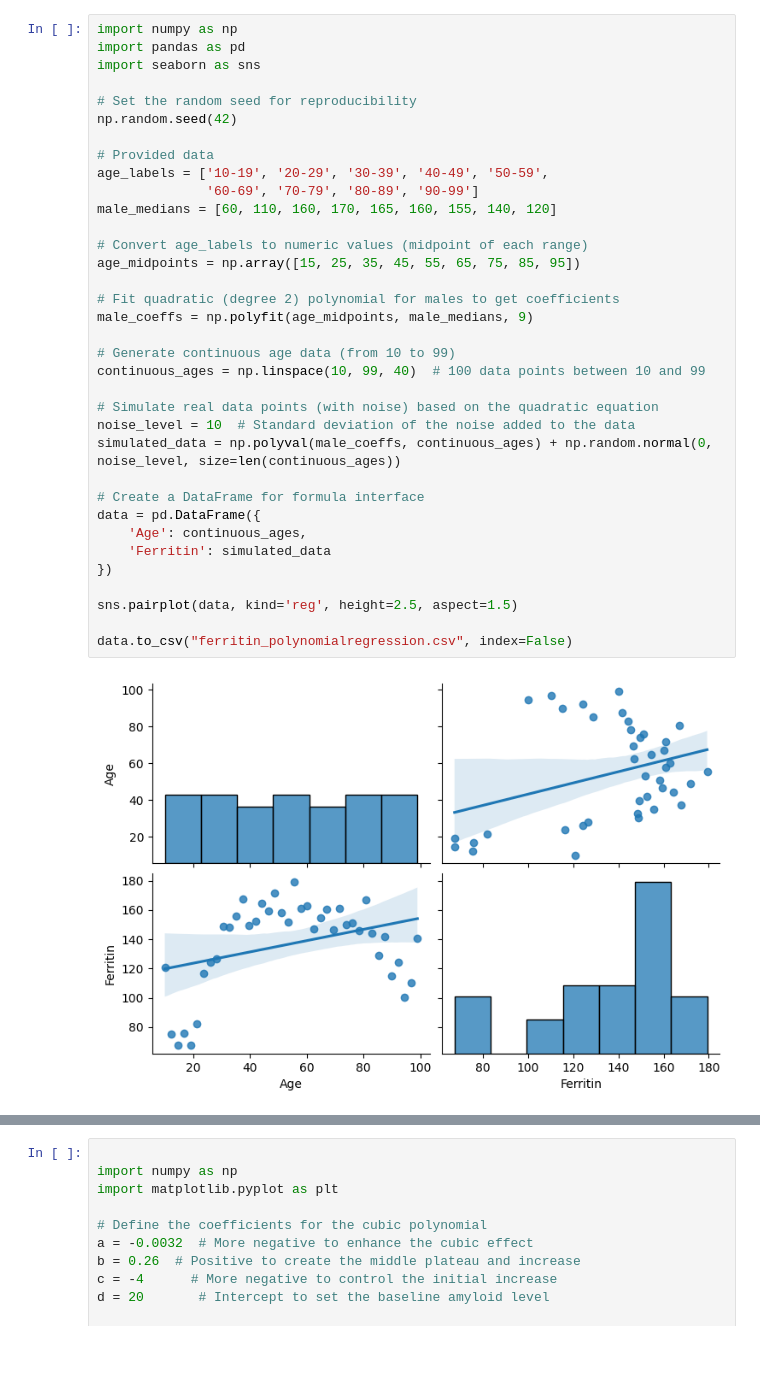
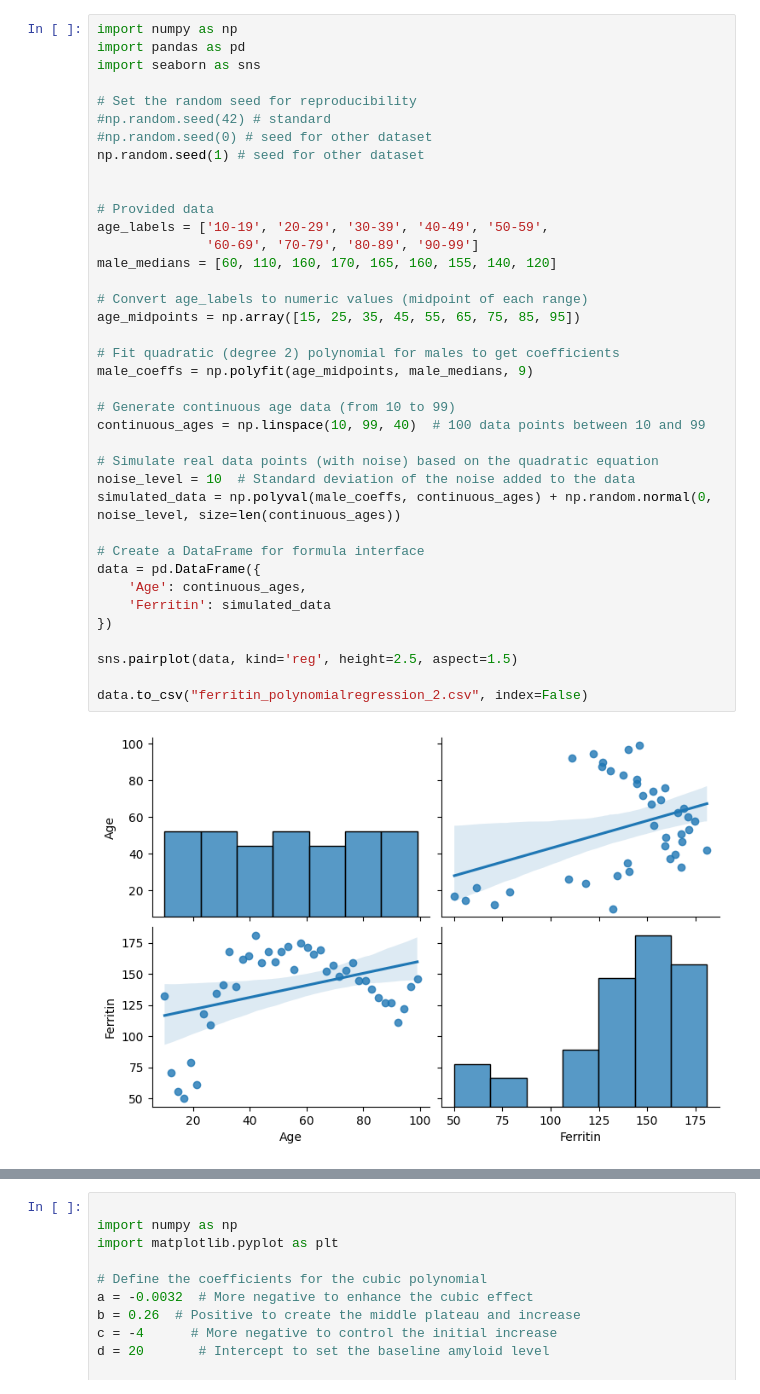
Before and after one commit to Jamoser123/PNR_Advanced_DataScience, a Jupyter notebook: SimulateData.ipynb, the cells around one changed output, grey strips where cells are left out. Saved outputs shown, nothing was run; the diff lists cells and outputs as text; blank space fills up the shorter version.

```diff
--- a/Polynomial_LogisticRegression_SimulateData.ipynb
+++ b/SimulateData.ipynb
@@ -4,37 +4,40 @@ import pandas as pd
 import seaborn as sns
 
 # Set the random seed for reproducibility
-np.random.seed(42)
+#np.random.seed(42) # standard
+#np.random.seed(0) # seed for other dataset
+np.random.seed(1) # seed for other dataset
+
 
 # Provided data
 age_labels = ['10-19', '20-29', '30-39', '40-49', '50-59',
               '60-69', '70-79', '80-89', '90-99']
 male_medians = [60, 110, 160, 170, 165, 160, 155, 140, 120]
 
 # Convert age_labels to numeric values (midpoint of each range)
 age_midpoints = np.array([15, 25, 35, 45, 55, 65, 75, 85, 95])
 
 # Fit quadratic (degree 2) polynomial for males to get coefficients
 male_coeffs = np.polyfit(age_midpoints, male_medians, 9)
 
 # Generate continuous age data (from 10 to 99)
 continuous_ages = np.linspace(10, 99, 40)  # 100 data points between 10 and 99
 
 # Simulate real data points (with noise) based on the quadratic equation
 noise_level = 10  # Standard deviation of the noise added to the data
 simulated_data = np.polyval(male_coeffs, continuous_ages) + np.random.normal(0, noise_level, size=len(continuous_ages))
 
 # Create a DataFrame for formula interface
 data = pd.DataFrame({
     'Age': continuous_ages,
     'Ferritin': simulated_data
 })
 
 sns.pairplot(data, kind='reg', height=2.5, aspect=1.5)
 
-data.to_csv("ferritin_polynomialregression.csv", index=False)
+data.to_csv("ferritin_polynomialregression_2.csv", index=False)
 # %% [output]
-[figure, old version]
+[figure, new version]
 # %%
 import numpy as np
 import pandas as pd
```
Also changed, not shown: parts of 4 cells of this notebook, 5 other files.
